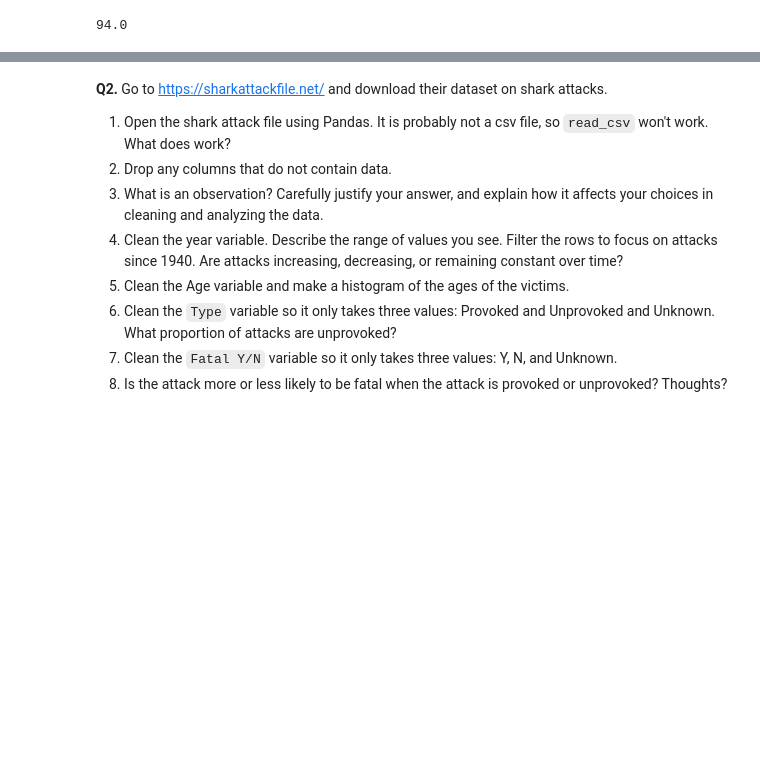
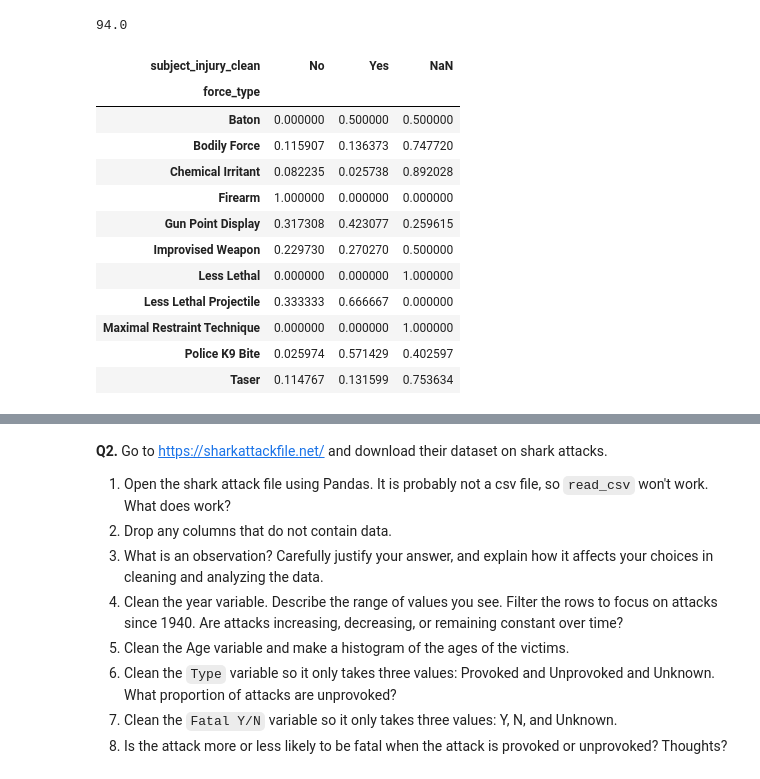
Before and after one commit to hershiaytoda/undergrad_ml_assignments, a Jupyter notebook: 01_assignment_wrangling_and_eda.ipynb, the cells around one changed output, grey strips where cells are left out. Drawn from its saved outputs; the diff is of its cells as text; code cells hidden in the pictures; blank space fills up the shorter version.

```diff
--- a/01_assignment_wrangling_and_eda.ipynb
+++ b/01_assignment_wrangling_and_eda.ipynb
@@ -38,3 +38,45 @@ df['Review Scores Rating'] = df['Review Scores Rating'].fillna(median)
 print(median)
 # %% [output]
 94.0
+# %%
+# q2
+import pandas as pd
+import numpy as np
+
+df = pd.read_csv("/content/data/mn_police_use_of_force.csv")
+
+df["subject_injury_clean"] = (
+    df["subject_injury"]
+    .str.strip()
+    .str.lower()
+    .map({"yes": "Yes", "no": "No"})
+)
+
+prop_missing = df["subject_injury_clean"].isna().mean()
+prop_missing
+
+
+crosstab = pd.crosstab(
+    df["force_type"],
+    df["subject_injury_clean"],
+    dropna=False
+)
+
+crosstab
+
+crosstab_prop = crosstab.div(crosstab.sum(axis=1), axis=0)
+crosstab_prop
+# %% [output]
+| subject_injury_clean | No | Yes | NaN |
+| force_type |  |  |  |
+| Baton | 0.000000 | 0.500000 | 0.500000 |
+| Bodily Force | 0.115907 | 0.136373 | 0.747720 |
+| Chemical Irritant | 0.082235 | 0.025738 | 0.892028 |
+| Firearm | 1.000000 | 0.000000 | 0.000000 |
+| Gun Point Display | 0.317308 | 0.423077 | 0.259615 |
+| Improvised Weapon | 0.229730 | 0.270270 | 0.500000 |
+| Less Lethal | 0.000000 | 0.000000 | 1.000000 |
+| Less Lethal Projectile | 0.333333 | 0.666667 | 0.000000 |
+| Maximal Restraint Technique | 0.000000 | 0.000000 | 1.000000 |
+| Police K9 Bite | 0.025974 | 0.571429 | 0.402597 |
+| Taser | 0.114767 | 0.131599 | 0.753634 |
```
Also changed, not shown: parts of 2 cells of this notebook.
